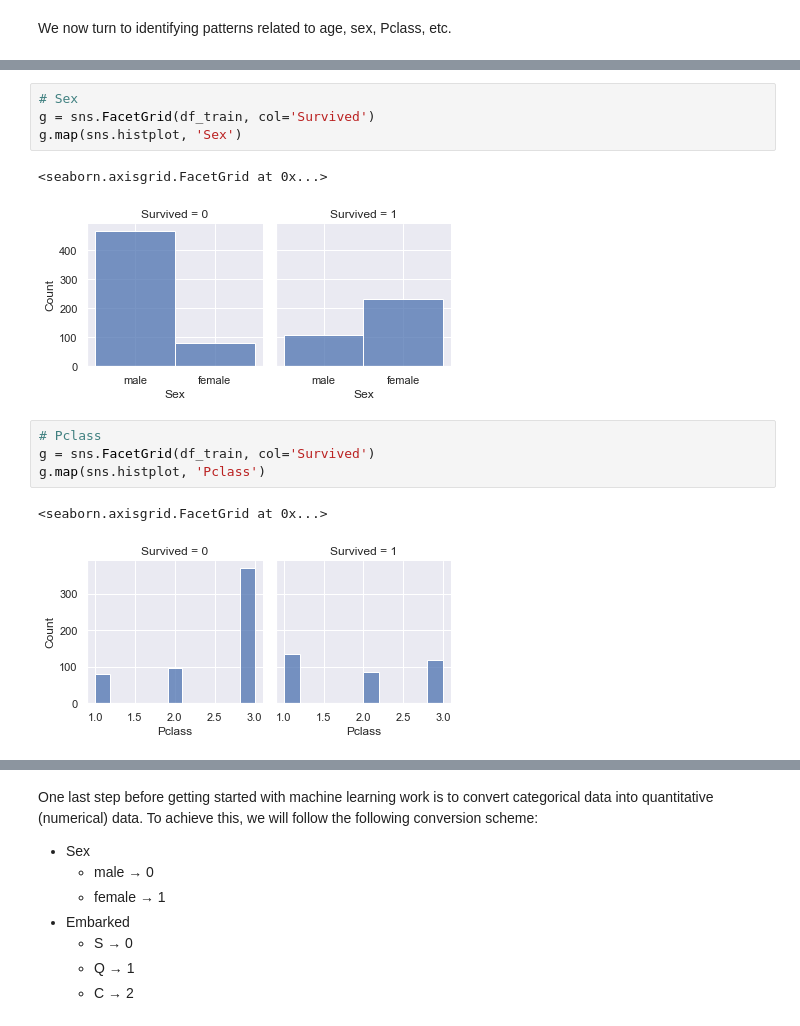
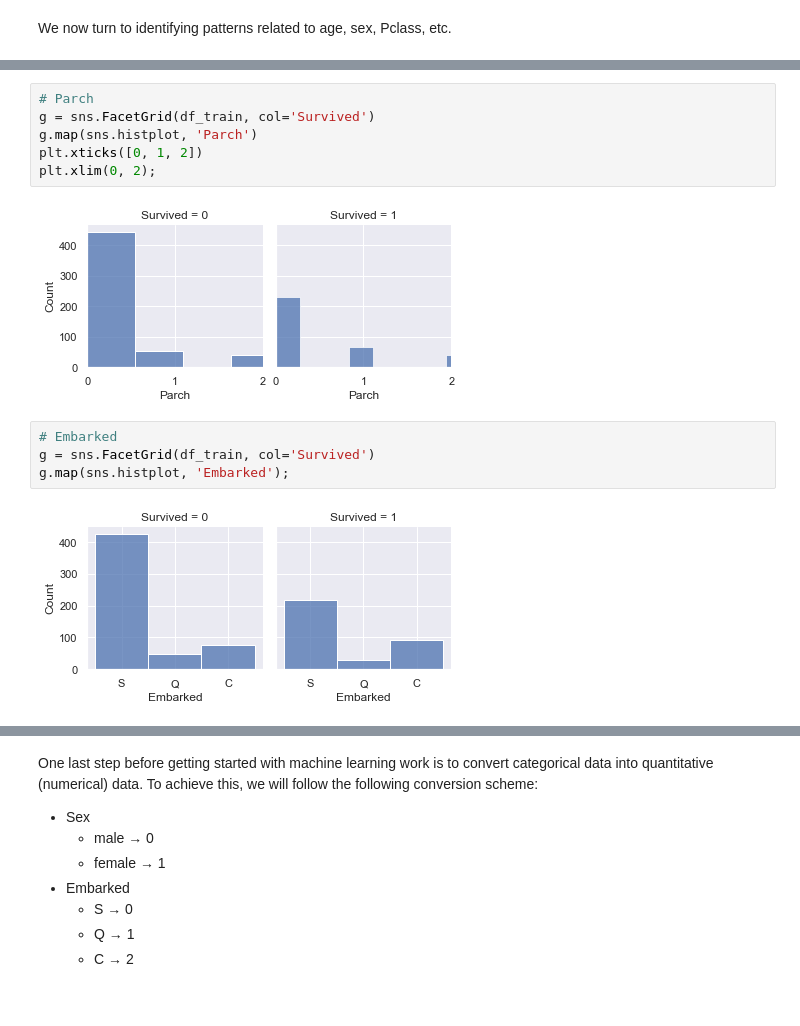
Before and after one commit to Moaaz-Mahmoud/Third-Year-Electrical-Testing-3A, a Jupyter notebook: class-3-data_analysis_and_ml/titanic/src.ipynb, the cells around one changed output, grey strips where cells are left out. Drawn from its saved outputs; the diff is of its cells as text.

```diff
--- a/class-3-data_analysis_and_ml/titanic/src.ipynb
+++ b/class-3-data_analysis_and_ml/titanic/src.ipynb
@@ -305,14 +339,14 @@ g.map(sns.histplot, 'Age')
+# %%
+# Parch
+g = sns.FacetGrid(df_train, col='Survived')
+g.map(sns.histplot, 'Parch')
+plt.xticks([0, 1, 2])
+plt.xlim(0, 2);
+# %% [output]
+[figure, added]
 # %%
-# Sex
+# Embarked
 g = sns.FacetGrid(df_train, col='Survived')
-g.map(sns.histplot, 'Sex')
+g.map(sns.histplot, 'Embarked');
 # %% [output]
-<seaborn.axisgrid.FacetGrid at 0x...>
-[figure, old version]
+[figure, new version]
-# %%
-# Pclass
-g = sns.FacetGrid(df_train, col='Survived')
-g.map(sns.histplot, 'Pclass')
-# %% [output]
-<seaborn.axisgrid.FacetGrid at 0x...>
-[figure, removed]
```
Also changed, not shown: parts of 11 cells of this notebook, 35 other files.
